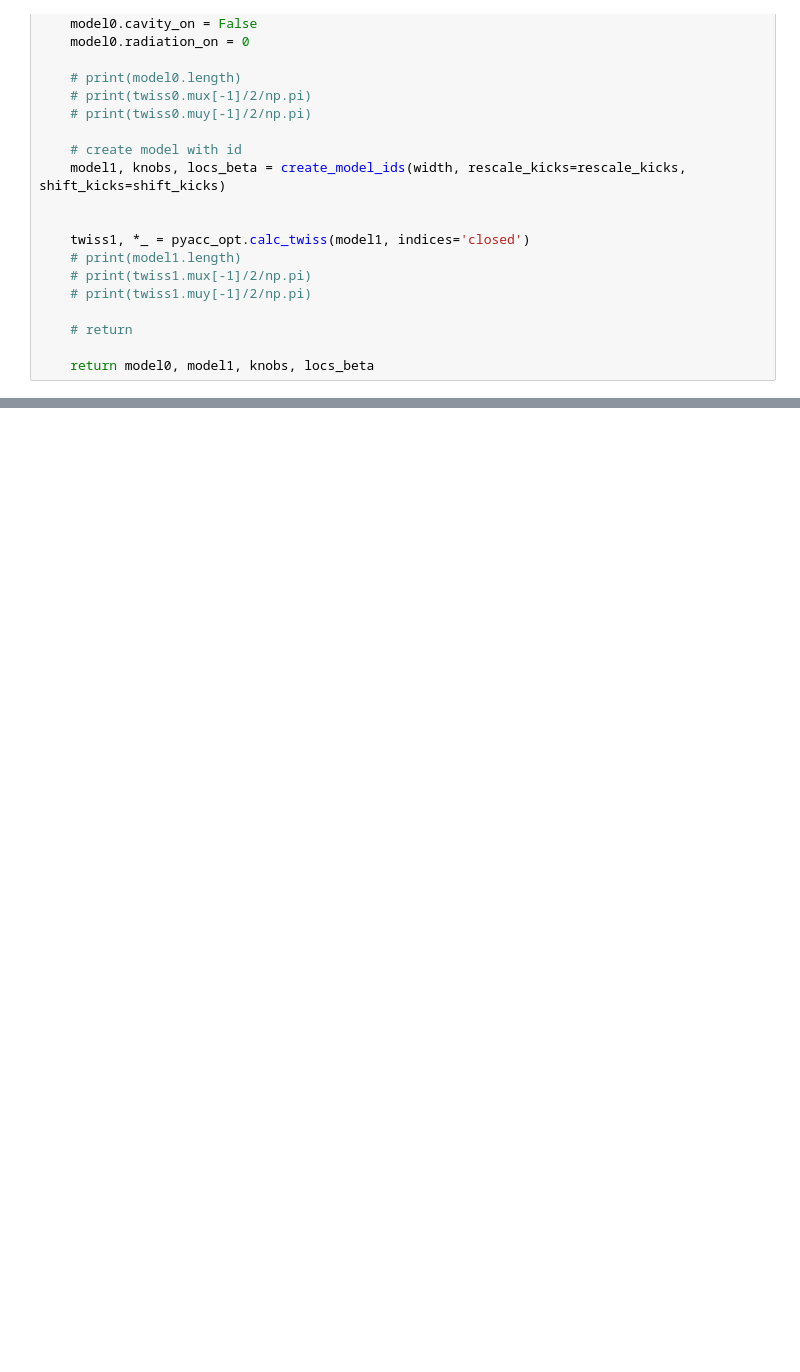
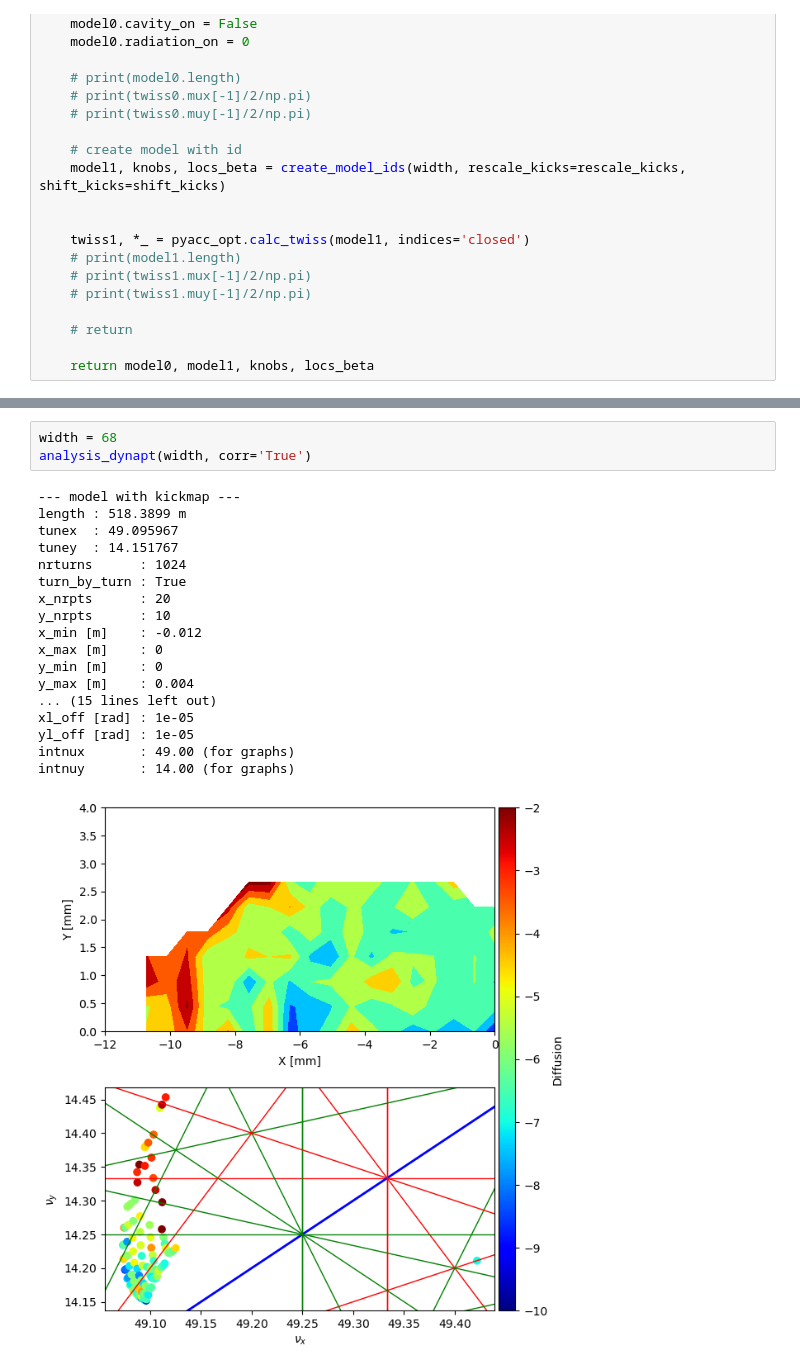
Before and after one commit to lnls-fac/idanalysis-old, a Jupyter notebook: scripts/ivu/dynapt.ipynb, the cells around one changed output, grey strips where cells are left out. Cells and saved outputs as stored; diff of their text form; blank space fills up the shorter version.

```diff
--- a/scripts/ivu/dynapt.ipynb
+++ b/scripts/ivu/dynapt.ipynb
@@ -155,0 +172,22 @@ intnuy       : 14.00 (for graphs)
+# %%
+width = 68
+analysis_dynapt(width, corr='True')
+# %% [output]
+--- model with kickmap ---
+length : 518.3899 m
+tunex  : 49.095967
+tuney  : 14.151767
+nrturns      : 1024
+turn_by_turn : True
+x_nrpts      : 20
+y_nrpts      : 10
+x_min [m]    : -0.012
+x_max [m]    : 0
+y_min [m]    : 0
+y_max [m]    : 0.004
+... (15 lines left out)
+xl_off [rad] : 1e-05
+yl_off [rad] : 1e-05
+intnux       : 49.00 (for graphs)
+intnuy       : 14.00 (for graphs)
+[figure, added]
```
Also changed, not shown: parts of 4 cells of this notebook, 9 other files.
